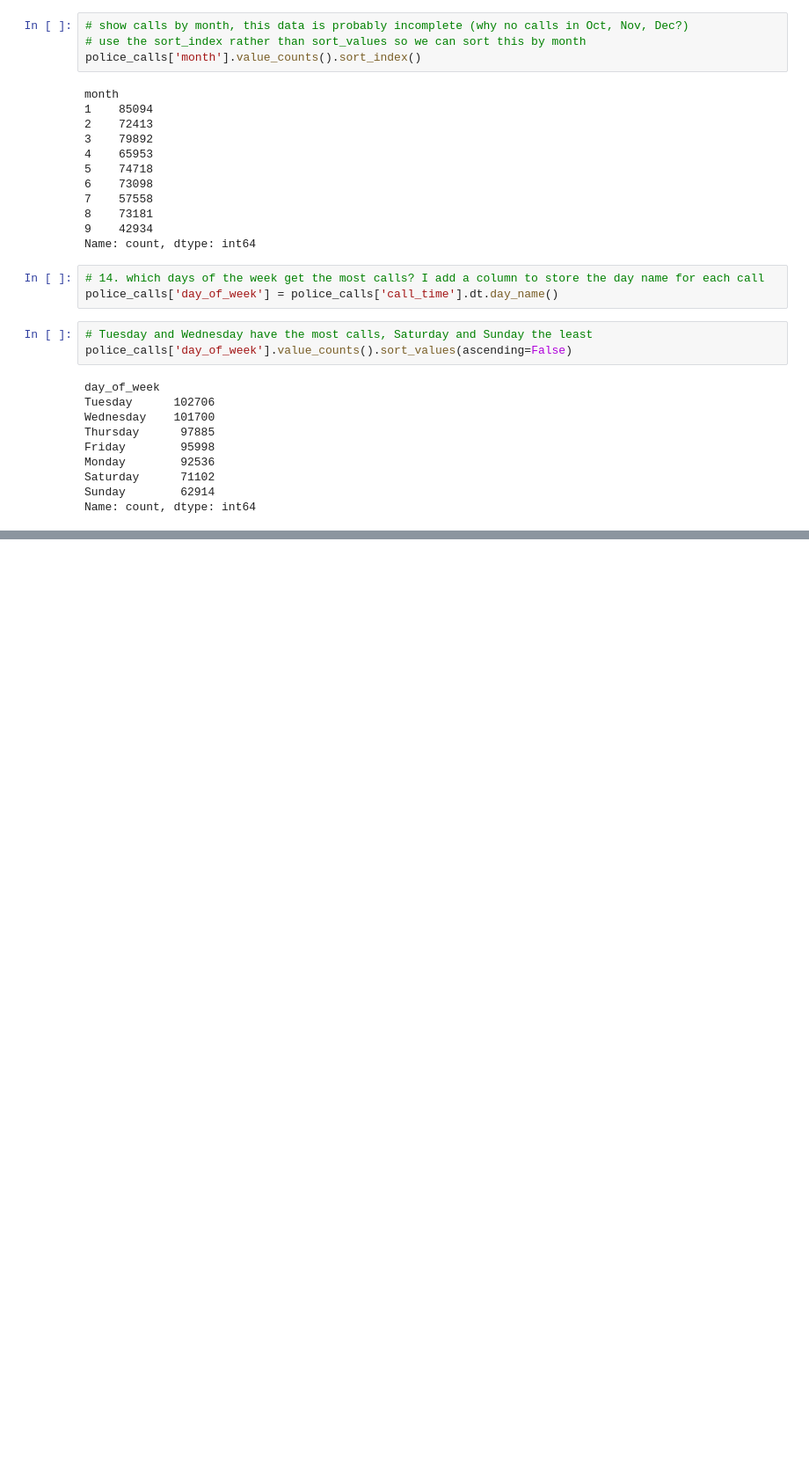
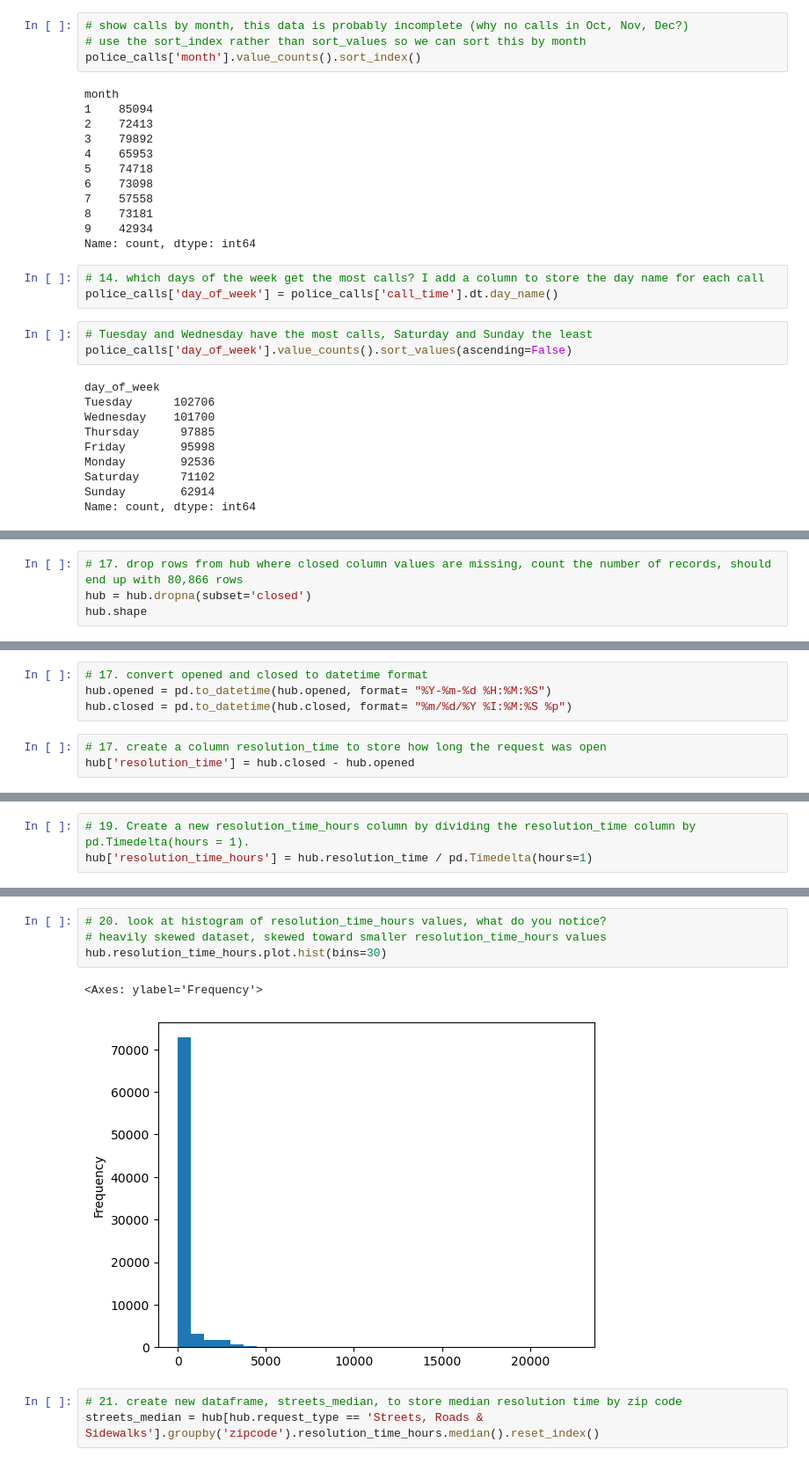
Before and after one commit to dobbinjp/nss-help, a Jupyter notebook: jumpstart_analysis.ipynb, the cells around one changed output, grey strips where cells are left out. Shown: that part at 88% size. Cells and saved outputs as stored; diff of their text form; blank space fills up the shorter version.

```diff
--- a/jumpstart_analysis.ipynb
+++ b/jumpstart_analysis.ipynb
@@ -245,0 +265,4 @@ Name: count, dtype: int64
+# %%
+# 17. drop rows from hub where closed column values are missing, count the number of records, should end up with 80,866 rows
+hub = hub.dropna(subset='closed')
+hub.shape
@@ -245,0 +271,7 @@ Name: count, dtype: int64
+# %%
+# 17. convert opened and closed to datetime format
+hub.opened = pd.to_datetime(hub.opened, format= "%Y-%m-%d %H:%M:%S")
+hub.closed = pd.to_datetime(hub.closed, format= "%m/%d/%Y %I:%M:%S %p")
+# %%
+# 17. create a column resolution_time to store how long the request was open
+hub['resolution_time'] = hub.closed - hub.opened
@@ -245,0 +301,3 @@ Name: count, dtype: int64
+# %%
+# 19. Create a new resolution_time_hours column by dividing the resolution_time column by pd.Timedelta(hours = 1).
+hub['resolution_time_hours'] = hub.resolution_time / pd.Timedelta(hours=1)
@@ -245,0 +317,10 @@ Name: count, dtype: int64
+# %%
+# 20. look at histogram of resolution_time_hours values, what do you notice?
+# heavily skewed dataset, skewed toward smaller resolution_time_hours values
+hub.resolution_time_hours.plot.hist(bins=30)
+# %% [output]
+<Axes: ylabel='Frequency'>
+[figure, added]
+# %%
+# 21. create new dataframe, streets_median, to store median resolution time by zip code
+streets_median = hub[hub.request_type == 'Streets, Roads & Sidewalks'].groupby('zipcode').resolution_time_hours.median().reset_index()
```
Also changed, not shown: parts of 19 cells of this notebook.
